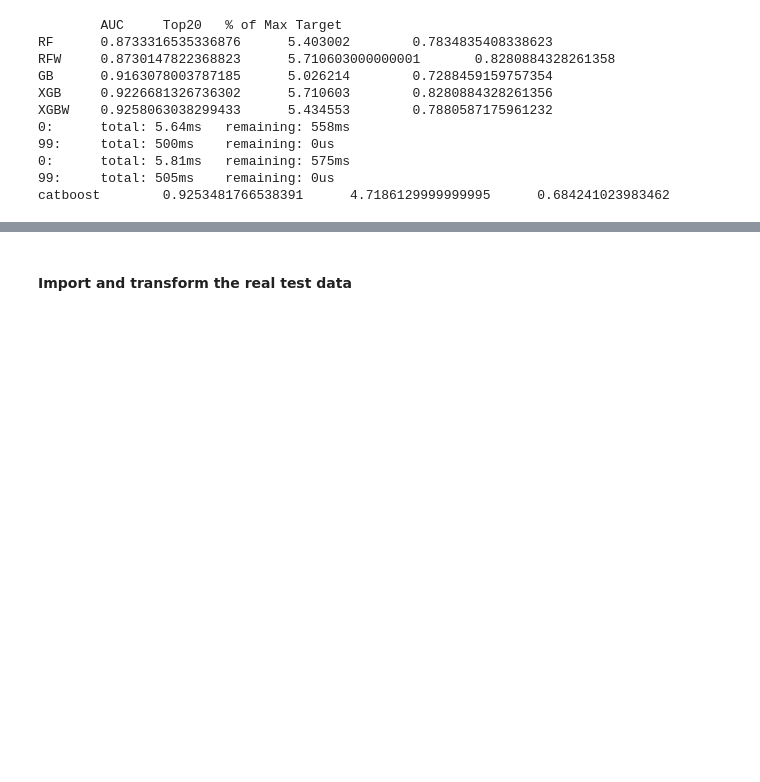
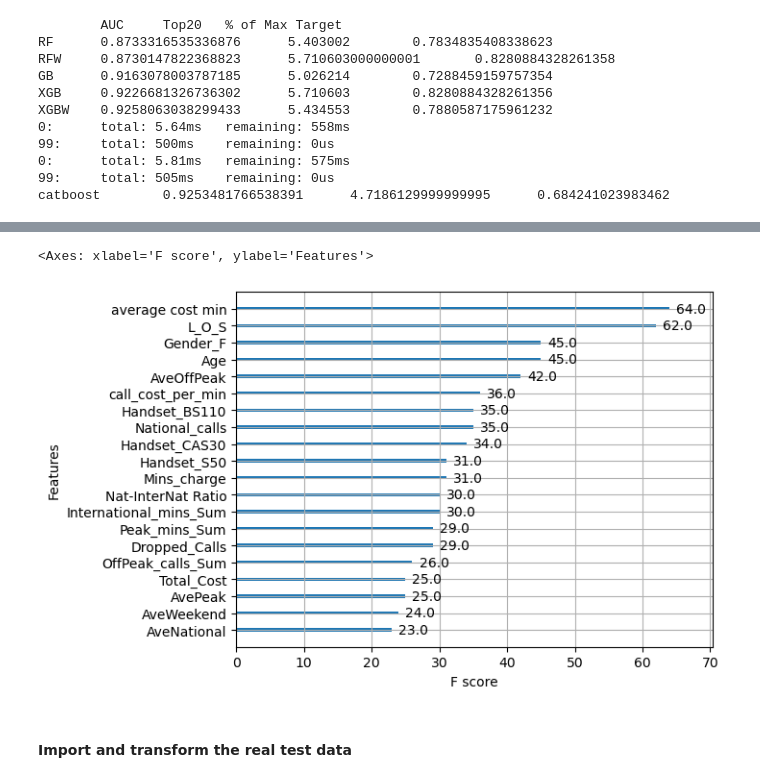
Before and after one commit to WardDeb/Advanced_analytics_KUL, a Jupyter notebook: assignment_1/Assignment1.ipynb, the cells around one changed output, grey strips where cells are left out. Saved outputs shown, nothing was run; the diff lists cells and outputs as text; code cells hidden in the pictures; blank space fills up the shorter version.

```diff
--- a/assignment_1/Assignment1.ipynb
+++ b/assignment_1/Assignment1.ipynb
@@ -317,3 +359,9 @@ catboost        0.9253481766538391      4.7186129999999995      0.68424102398346
+# %%
+model_high.get_booster().feature_names = feature_names
+plot_importance(model_high, max_num_features=20, title="")
+# %% [output]
+<Axes: xlabel='F score', ylabel='Features'>
+[figure, added]
 # %% [markdown]
 <h4> Import and transform the real test data
 # %%
```
Also changed, not shown: parts of 6 cells of this notebook, 2 other files.
